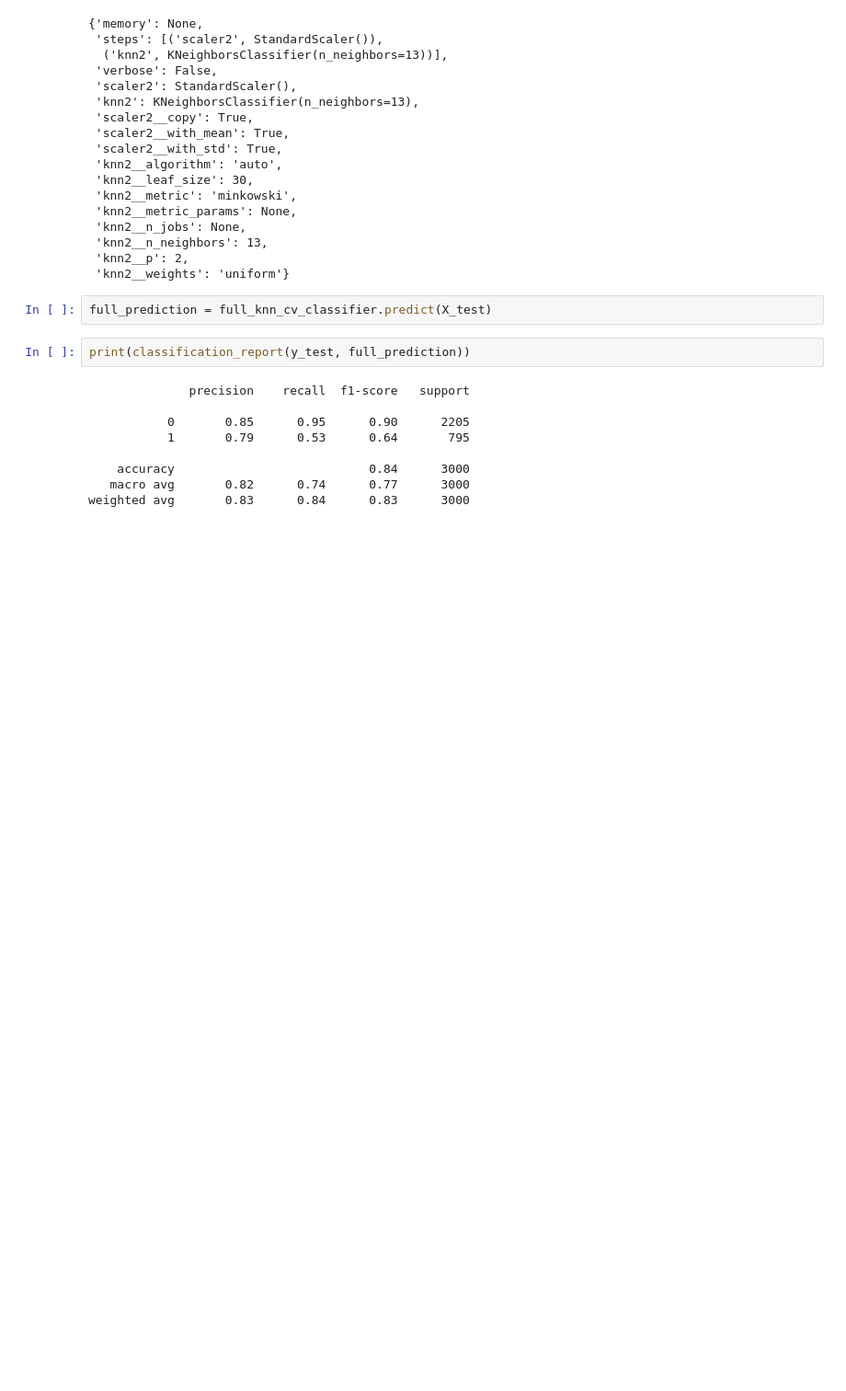
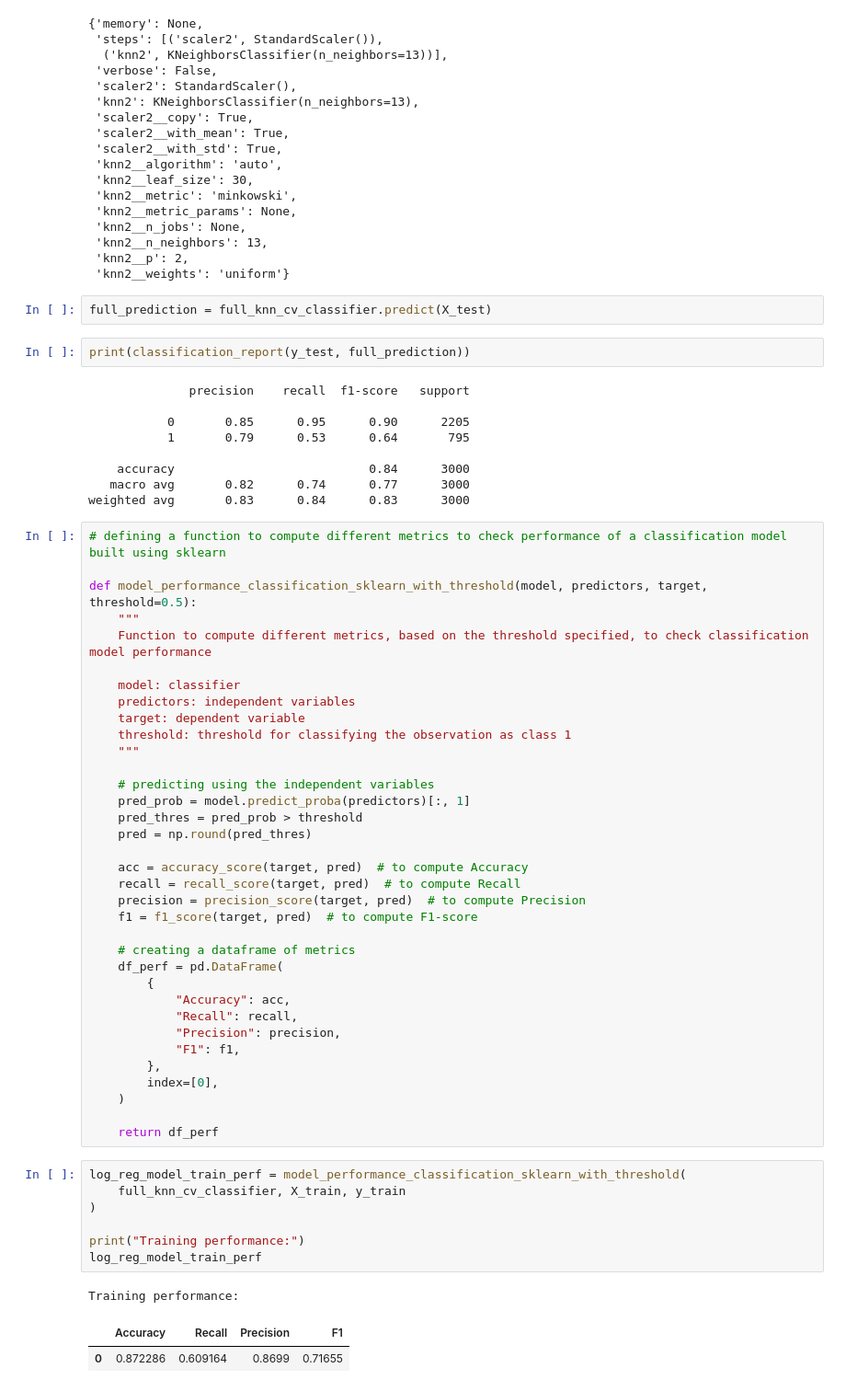
Before and after one commit to cfreeman22/data_mining_1_D209, a Jupyter notebook: D209_data_mining1_task1.ipynb, the cells around one changed output. Shown at 92% size. Drawn from its saved outputs; the diff is of its cells as text; blank space fills up the shorter version.

```diff
--- a/D209_data_mining1_task1.ipynb
+++ b/D209_data_mining1_task1.ipynb
@@ -507,3 +507,49 @@ print(classification_report(y_test, full_prediction))
     accuracy                           0.84      3000
    macro avg       0.82      0.74      0.77      3000
 weighted avg       0.83      0.84      0.83      3000
+# %%
+# defining a function to compute different metrics to check performance of a classification model built using sklearn
+
+def model_performance_classification_sklearn_with_threshold(model, predictors, target, threshold=0.5):
+    """
+    Function to compute different metrics, based on the threshold specified, to check classification model performance
+
+    model: classifier
+    predictors: independent variables
+    target: dependent variable
+    threshold: threshold for classifying the observation as class 1
+    """
+
+    # predicting using the independent variables
+    pred_prob = model.predict_proba(predictors)[:, 1]
+    pred_thres = pred_prob > threshold
+    pred = np.round(pred_thres)
+
+    acc = accuracy_score(target, pred)  # to compute Accuracy
+    recall = recall_score(target, pred)  # to compute Recall
+    precision = precision_score(target, pred)  # to compute Precision
+    f1 = f1_score(target, pred)  # to compute F1-score
+
+    # creating a dataframe of metrics
+    df_perf = pd.DataFrame(
+        {
+            "Accuracy": acc,
+            "Recall": recall,
+            "Precision": precision,
+            "F1": f1,
+        },
+        index=[0],
+    )
+
+    return df_perf
+# %%
+log_reg_model_train_perf = model_performance_classification_sklearn_with_threshold(
+    full_knn_cv_classifier, X_train, y_train
+)
+
+print("Training performance:")
+log_reg_model_train_perf
+# %% [output]
+Training performance:
+|  | Accuracy | Recall | Precision | F1 |
+| 0 | 0.872286 | 0.609164 | 0.8699 | 0.71655 |
```
Also changed, not shown: parts of 3 cells of this notebook.
